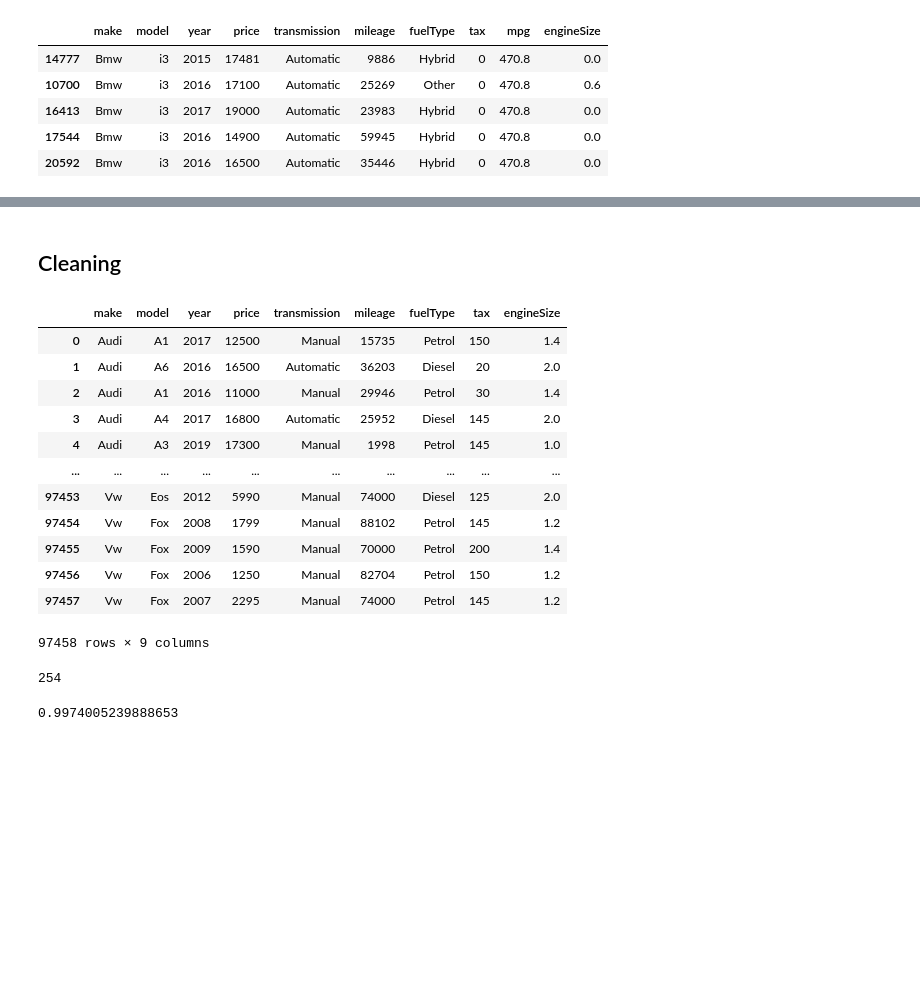
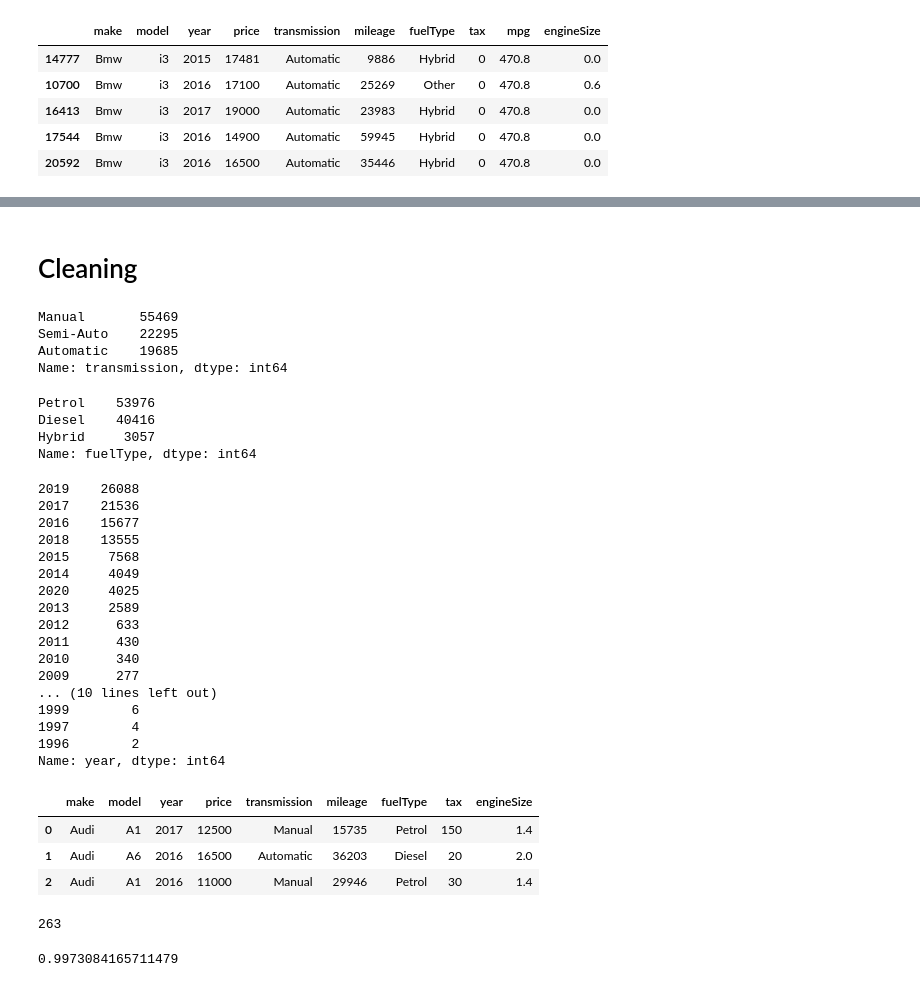
Before and after one commit to WaldemarWalo/DataScienceProjects, a Jupyter notebook: UK_Used_Car_Price_Regression/10.EDA.ipynb, the cells around one changed output, grey strips where cells are left out. Drawn from its saved outputs; the diff is of its cells as text; code cells hidden in the pictures; blank space fills up the shorter version.

```diff
--- a/UK_Used_Car_Price_Regression/10.EDA.ipynb
+++ b/UK_Used_Car_Price_Regression/10.EDA.ipynb
@@ -231,3 +233,5 @@ df_data[num_features].describe()
+# %%
+df_data['model'] = df_data['model'].str.strip()
 # %% [markdown]
 # Visualise the Data
 # %%
@@ -458,33 +461,52 @@ df_data.loc[df_data['mpg'] > 200]
 # %% [markdown]
-## Cleaning
+# Cleaning
 # %%
 df_clean = df_data\
     .drop(df_data.loc[df_data['transmission'] =='Other'].index, axis=0, errors='ignore')\
     .drop(df_data.loc[df_data['fuelType'] == 'Other'].index, axis=0, errors='ignore')\
-    .drop(df_data.loc[ (df_data['year'] < 1990) & (2023 < df_data['year']) ].index, axis=0, errors='ignore')\
+    .drop(df_data.loc[df_data['fuelType'] == 'Electric'].index, axis=0, errors='ignore')\
+    .drop(df_data.loc[ (df_data['year'] < 1990) | (2023 < df_data['year']) ].index, axis=0, errors='ignore')\
     .drop(['mpg'], axis=1)\
     .copy().reset_index(drop=True)
 # %%
-df_clean
+df_clean['transmission'].value_counts()
+df_clean['fuelType'].value_counts()
+df_clean['year'].value_counts()
+
+df_clean.head(3)
 # %% [output]
+Manual       55469
+Semi-Auto    22295
+Automatic    19685
+Name: transmission, dtype: int64
+Petrol    53976
+Diesel    40416
+Hybrid     3057
+Name: fuelType, dtype: int64
+2019    26088
+2017    21536
+2016    15677
+2018    13555
+2015     7568
+2014     4049
+2020     4025
+2013     2589
+2012      633
+2011      430
+2010      340
+2009      277
+... (10 lines left out)
+1999        6
+1997        4
+1996        2
+Name: year, dtype: int64
 |  | make | model | year | price | transmission | mileage | fuelType | tax | engineSize |
 | 0 | Audi | A1 | 2017 | 12500 | Manual | 15735 | Petrol | 150 | 1.4 |
 | 1 | Audi | A6 | 2016 | 16500 | Automatic | 36203 | Diesel | 20 | 2.0 |
 | 2 | Audi | A1 | 2016 | 11000 | Manual | 29946 | Petrol | 30 | 1.4 |
-| 3 | Audi | A4 | 2017 | 16800 | Automatic | 25952 | Diesel | 145 | 2.0 |
-| 4 | Audi | A3 | 2019 | 17300 | Manual | 1998 | Petrol | 145 | 1.0 |
-| ... | ... | ... | ... | ... | ... | ... | ... | ... | ... |
-| 97453 | Vw | Eos | 2012 | 5990 | Manual | 74000 | Diesel | 125 | 2.0 |
-| 97454 | Vw | Fox | 2008 | 1799 | Manual | 88102 | Petrol | 145 | 1.2 |
-| 97455 | Vw | Fox | 2009 | 1590 | Manual | 70000 | Petrol | 200 | 1.4 |
-| 97456 | Vw | Fox | 2006 | 1250 | Manual | 82704 | Petrol | 150 | 1.2 |
-| 97457 | Vw | Fox | 2007 | 2295 | Manual | 74000 | Petrol | 145 | 1.2 |
-97458 rows × 9 columns
 # %%
 len(df_data) - len(df_clean)
+len(df_clean) / len(df_data)
 # %% [output]
-254
+263
+0.9973084165711479
-# %%
-len(df_clean) / len(df_data)
-# %% [output]
-0.9974005239888653
```
Also changed, not shown: parts of 7 cells of this notebook, 4 other files.
